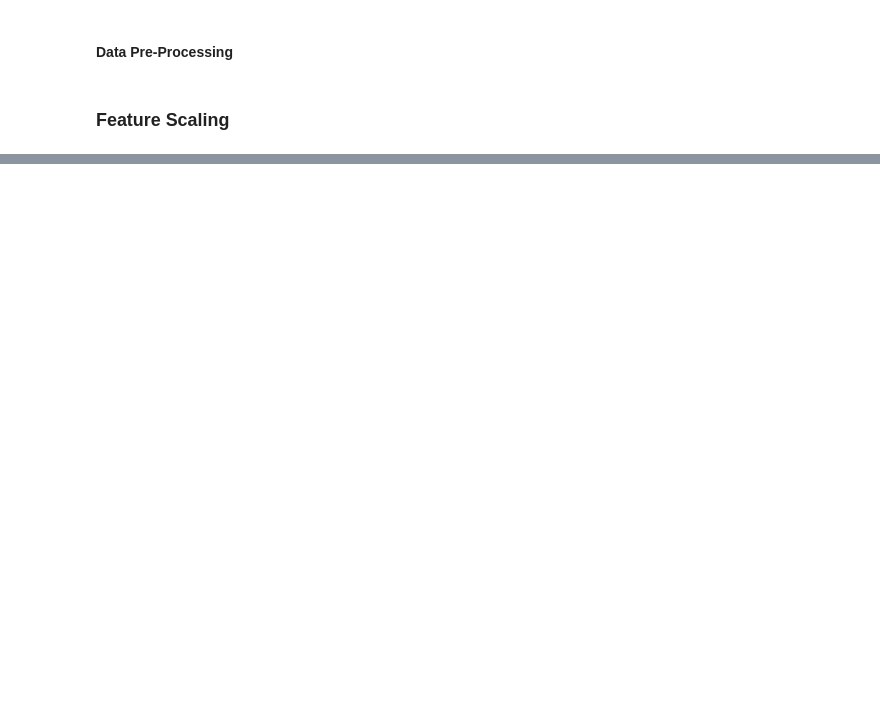
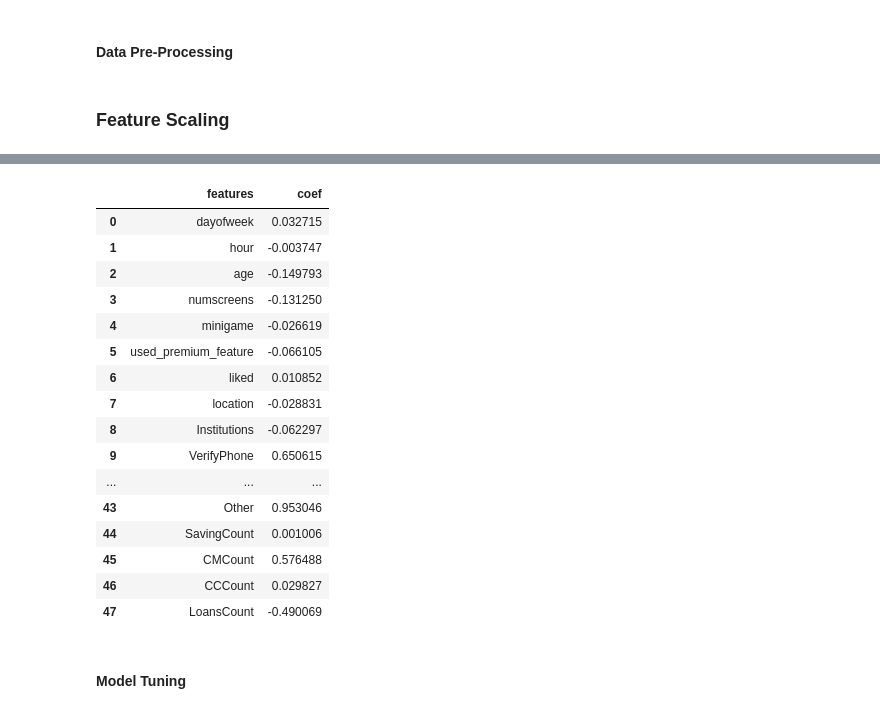
Before and after one commit to Avangarde2225/app_signup_prediction, a Jupyter notebook: Model.ipynb, the cells around one changed output, grey strips where cells are left out. Saved outputs shown, nothing was run; the diff lists cells and outputs as text; code cells hidden in the pictures; blank space fills up the shorter version.

```diff
--- a/Model.ipynb
+++ b/Model.ipynb
@@ -65,0 +101,26 @@ ValueError: could not convert string to float: '2013-01-09 20:42:47.430'
+# %%
+# Analyzing Coefficients
+pd.concat([pd.DataFrame(dataset.drop(columns = 'user').columns, columns = ["features"]),
+           pd.DataFrame(np.transpose(classifier.coef_), columns = ["coef"])
+           ],axis = 1)
+# %% [output]
+|  | features | coef |
+| 0 | dayofweek | 0.032715 |
+| 1 | hour | -0.003747 |
+| 2 | age | -0.149793 |
+| 3 | numscreens | -0.131250 |
+| 4 | minigame | -0.026619 |
+| 5 | used_premium_feature | -0.066105 |
+| 6 | liked | 0.010852 |
+| 7 | location | -0.028831 |
+| 8 | Institutions | -0.062297 |
+| 9 | VerifyPhone | 0.650615 |
+| ... | ... | ... |
+| 43 | Other | 0.953046 |
+| 44 | SavingCount | 0.001006 |
+| 45 | CMCount | 0.576488 |
+| 46 | CCCount | 0.029827 |
+| 47 | LoansCount | -0.490069 |
+# %% [markdown]
+
+#### Model Tuning ####
```
Also changed, not shown: parts of 12 cells of this notebook.
